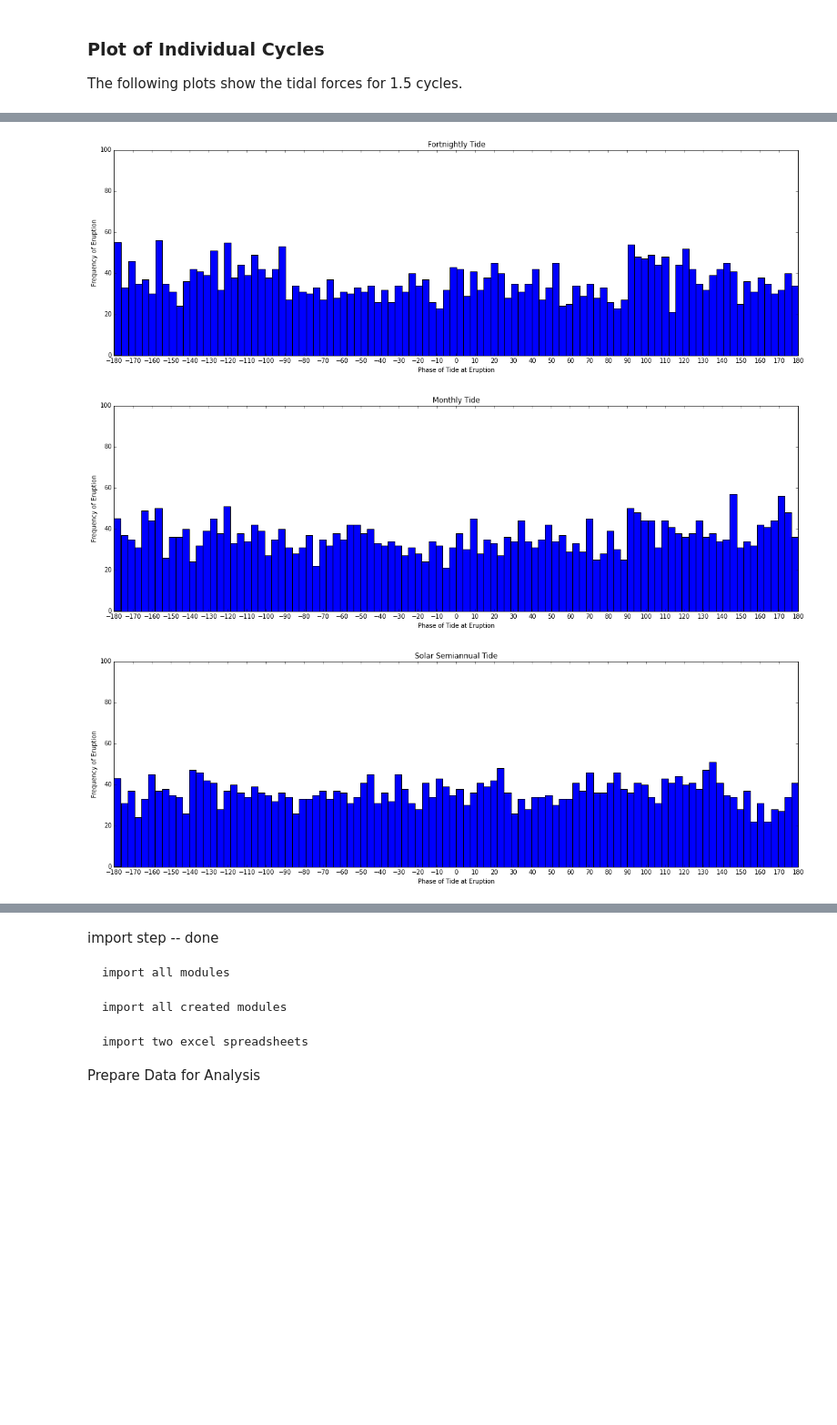
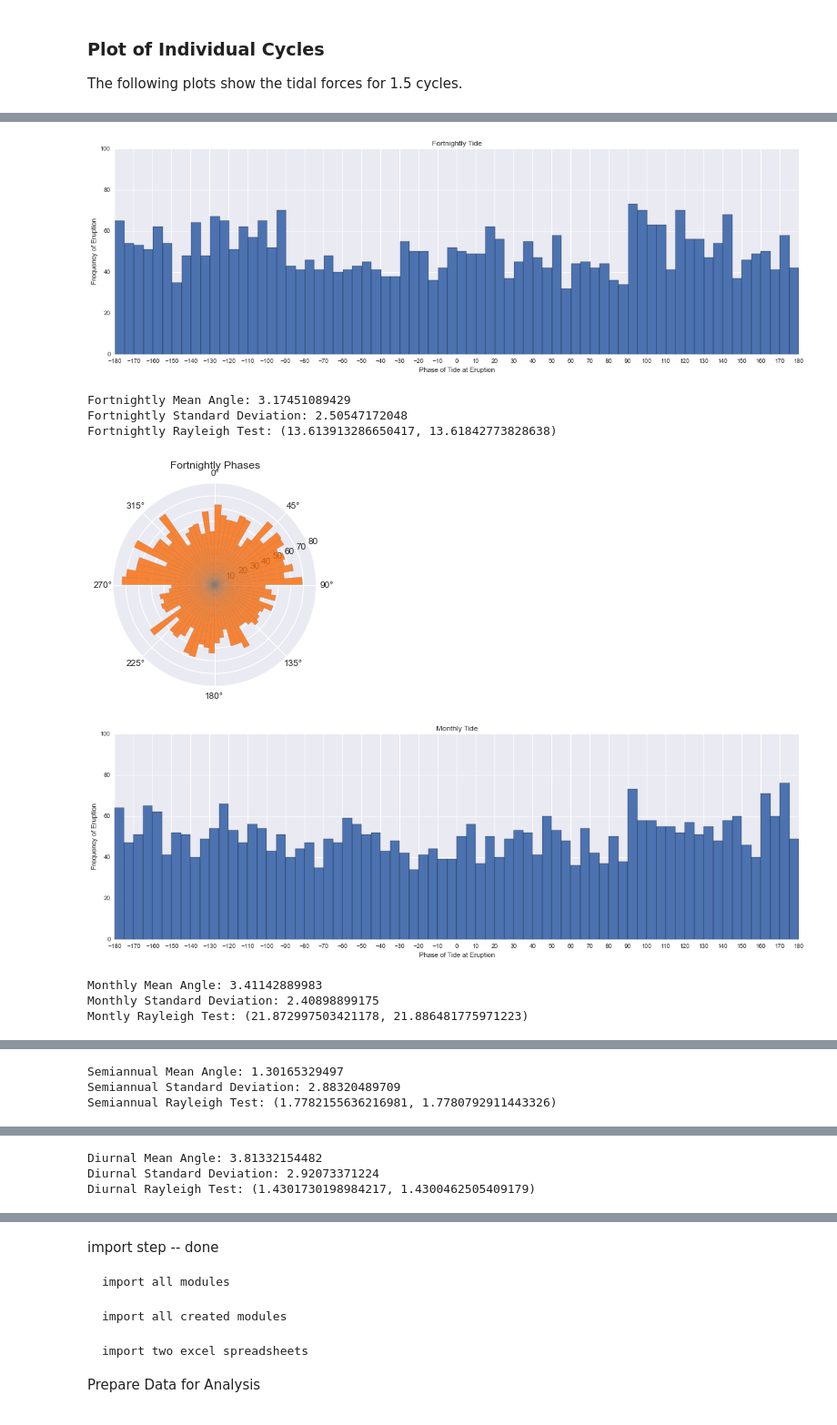
Before and after one commit to sokolo986/CS109_Volcano, a Jupyter notebook: Data CleanUp.ipynb, the cells around one changed output, grey strips where cells are left out. Shown at 91% size. Saved outputs shown, nothing was run; the diff lists cells and outputs as text; code cells hidden in the pictures; blank space fills up the shorter version.

Commit message:
Added global stats

```diff
--- a/Data CleanUp.ipynb
+++ b/Data CleanUp.ipynb
@@ -445,7 +449,7 @@ plt.show()
 # %%
 #Fortnightly
 plt.figure(figsize=(20,6))
-plt.hist(conf_erup['Mf Phases'], bins = 100)
+plt.hist(conf_erup['Mf Phases'], bins = 72)
 plt.xticks(np.arange(-180, 180+1, 10))
 plt.xlim([-180,180])
 plt.ylim([0,100])
@@ -454,9 +458,21 @@ plt.xlabel('Phase of Tide at Eruption')
 plt.ylabel('Frequency of Eruption')
 plt.show()
 
+mf_mean_angle = stats.meanAngle(conf_erup['Mf Phases'].get_values()*np.pi/180)
+print 'Fortnightly Mean Angle:', mf_mean_angle
+mf_std = stats.circularStd(conf_erup['Mf Phases'].get_values()*np.pi/180)
+print 'Fortnightly Standard Deviation:', mf_std
+mf_r_test = stats.rayleighTest(conf_erup['Mf Phases'].get_values()*np.pi/180)
+print 'Fortnightly Rayleigh Test:', mf_r_test
+
+
+mf = rosePlot.RoseFreqPlot(conf_erup['Mf Phases'])
+mf.plot_rose('Fortnightly Phases')
+
+
 #Monthly
 plt.figure(figsize=(20,6))
-plt.hist(conf_erup['Mm Phases'], bins = 100)
+plt.hist(conf_erup['Mm Phases'], bins = 72)
 plt.xticks(np.arange(-180, 180+1, 10))
 plt.xlim([-180,180])
 plt.ylim([0,100])
@@ -465,39 +481,85 @@ plt.xlabel('Phase of Tide at Eruption')
 plt.ylabel('Frequency of Eruption')
 plt.show()
 
+mm_mean_angle = stats.meanAngle(conf_erup['Mm Phases'].get_values()*np.pi/180)
+print 'Monthly Mean Angle:', mm_mean_angle
+mm_std = stats.circularStd(conf_erup['Mm Phases'].get_values()*np.pi/180)
+print 'Monthly Standard Deviation:', mm_std
+mm_r_test = stats.rayleighTest(conf_erup['Mm Phases'].get_values()*np.pi/180)
+print 'Montly Rayleigh Test:', mm_r_test
+
+mf = rosePlot.RoseFreqPlot(conf_erup['Mm Phases'])
+mf.plot_rose('Monthly Phases')
+
 #Solar Semiannual
 plt.figure(figsize=(20,6))
-plt.hist(conf_erup['Ssa Phases'], bins = 100)
+plt.hist(conf_erup['Ssa Phases'], bins = 72)
 plt.xticks(np.arange(-180, 180+1, 10))
 plt.xlim([-180,180])
 plt.ylim([0,100])
 plt.title('Solar Semiannual Tide')
 plt.xlabel('Phase of Tide at Eruption')
 plt.ylabel('Frequency of Eruption')
 plt.show()
 
+ssa_mean_angle = stats.meanAngle(conf_erup['Ssa Phases'].get_values()*np.pi/180)
+print 'Semiannual Mean Angle:', ssa_mean_angle
+ssa_std = stats.circularStd(conf_erup['Ssa Phases'].get_values()*np.pi/180)
+print 'Semiannual Standard Deviation:', ssa_std
+ssa_r_test = stats.rayleighTest(conf_erup['Ssa Phases'].get_values()*np.pi/180)
+print 'Semiannual Rayleigh Test:', ssa_r_test
+
+mf = rosePlot.RoseFreqPlot(conf_erup['Ssa Phases'])
+mf.plot_rose('Semiannual Phases')
+
 #Diurnal
 plt.figure(figsize=(20,6))
-plt.hist(conf_erup['Diurnal Phases'], bins = 100)
+plt.hist(conf_erup['Diurnal Phases'], bins = 72)
 plt.xticks(np.arange(-180, 180+1, 10))
 plt.xlim([-180,180])
 plt.ylim([0,100])
 plt.title('Diurnal Tide')
 plt.xlabel('Phase of Tide at Eruption')
 plt.ylabel('Frequency of Eruption')
 plt.show()
 
+d_mean_angle = stats.meanAngle(conf_erup['Diurnal Phases'].get_values()*np.pi/180)
+print 'Diurnal Mean Angle:', d_mean_angle
+d_std = stats.circularStd(conf_erup['Diurnal Phases'].get_values()*np.pi/180)
+print 'Diurnal Standard Deviation:', d_std
+d_r_test = stats.rayleighTest(conf_erup['Diurnal Phases'].get_values()*np.pi/180)
+print 'Diurnal Rayleigh Test:', d_r_test
+
+mf = rosePlot.RoseFreqPlot(conf_erup['Diurnal Phases'])
+mf.plot_rose('Diurnal Phases')
+
 #SemiDiurnal
 plt.figure(figsize=(20,6))
-plt.hist(conf_erup['SemiDiurnal Phases'], bins = 100)
+plt.hist(conf_erup['SemiDiurnal Phases'], bins = 72)
 plt.xticks(np.arange(-180, 180+1, 10))
 plt.xlim([-180,180])
 plt.ylim([0,100])
 plt.title('Semidiurnal Tide')
 plt.xlabel('Phase of Tide at Eruption')
 plt.ylabel('Frequency of Eruption')
 plt.show()
+
+sd_mean_angle = stats.meanAngle(conf_erup['SemiDiurnal Phases'].get_values()*np.pi/180)
+print 'Semidiurnal Mean Angle:', sd_mean_angle
+sd_std = stats.circularStd(conf_erup['SemiDiurnal Phases'].get_values()*np.pi/180)
+print 'Semidiurnal Standard Deviation:', sd_std
+sd_r_test = stats.rayleighTest(conf_erup['SemiDiurnal Phases'].get_values()*np.pi/180)
+print 'Semidiurnal Rayleigh Test:', sd_r_test
+
+mf = rosePlot.RoseFreqPlot(conf_erup['SemiDiurnal Phases'])
+mf.plot_rose('SemiDiurnal Phases')
 # %% [output]
-[figure, old version]
+[figure, new version]
+Fortnightly Mean Angle: 3.17451089429
+Fortnightly Standard Deviation: 2.50547172048
+Fortnightly Rayleigh Test: (13.613913286650417, 13.61842773828638)
-[figure, old version]
+[figure, new version]
-[figure, old version]
+[figure, new version]
+Monthly Mean Angle: 3.41142889983
+Monthly Standard Deviation: 2.40898899175
+Montly Rayleigh Test: (21.872997503421178, 21.886481775971223)
@@ -505,0 +568,3 @@ plt.show()
+Semiannual Mean Angle: 1.30165329497
+Semiannual Standard Deviation: 2.88320489709
+Semiannual Rayleigh Test: (1.7782155636216981, 1.7780792911443326)
@@ -505,0 +573,3 @@ plt.show()
+Diurnal Mean Angle: 3.81332154482
+Diurnal Standard Deviation: 2.92073371224
+Diurnal Rayleigh Test: (1.4301730198984217, 1.4300462505409179)
```
Also changed, not shown: parts of 15 cells of this notebook.
